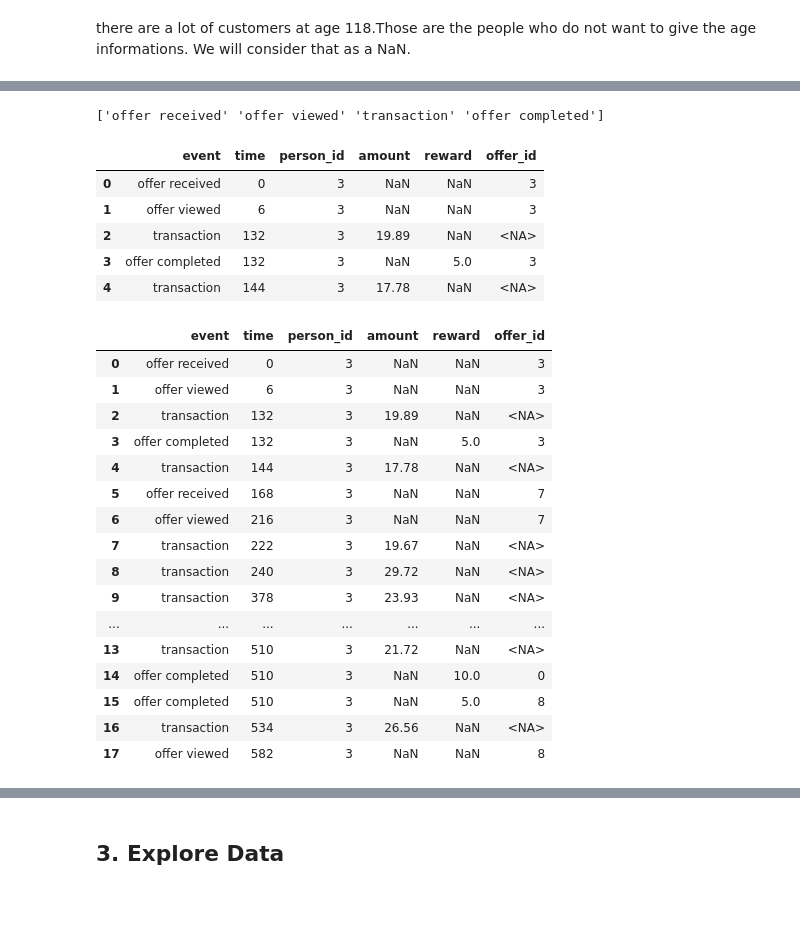
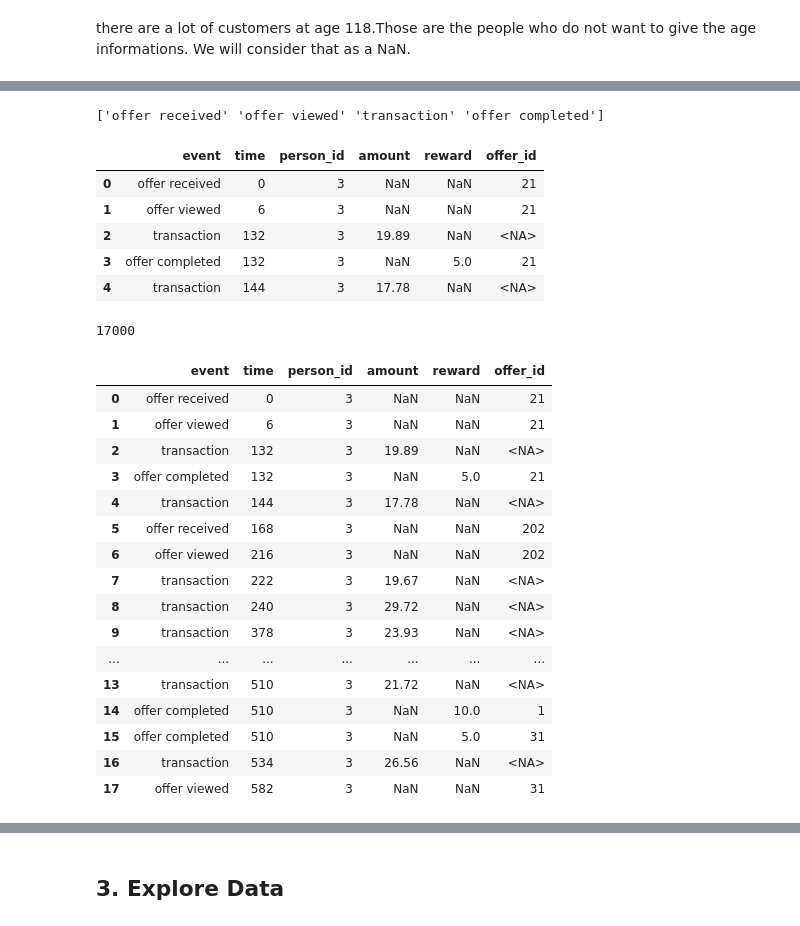
Before and after one commit to venson/starbucks, a Jupyter notebook: Starbucks_Capstone_notebook.ipynb, the cells around one changed output, grey strips where cells are left out. Saved outputs shown, nothing was run; the diff lists cells and outputs as text; code cells hidden in the pictures.

```diff
--- a/Starbucks_Capstone_notebook.ipynb
+++ b/Starbucks_Capstone_notebook.ipynb
@@ -170,7 +158,0 @@ memory usage: 664.2+ KB
-# %%
-portfolio_id = portfolio['id'].unique()
-offer_id = np.arange(len(portfolio_id))
-offer_id_map = pd.DataFrame(
-    {'portfolio_id': portfolio_id,
-     'offer_id': offer_id
-    })
@@ -180,0 +173,6 @@ dtype('int64')
+# %%
+map_dict = {'offer_id': [1, 11,201,21,101,111,121,202,31,131]}
+offer_id_map = pd.DataFrame(map_dict)
+offer_id_map = offer_id_map.merge(portfolio.loc[:,'id'], left_index = True, right_index = True)
+offer_id_map.rename(columns = {'id':'portfolio_id'}, inplace = True)
+offer_id_map
@@ -198,11 +208,10 @@ def clean_portfolio(portfolio = portfolio, offer_id_map = offer_id_map):
 
     # change id according to offer_id_map
 
-    port_clean['offer_id'] = port_clean['id'].apply(lambda x:
-                            int(offer_id_map[offer_id_map['portfolio_id'] == x]['offer_id'].values))
+    port_clean = port_clean.merge(offer_id_map, left_on= 'id', right_on = 'portfolio_id')
 
 
-    port_clean.drop(['channels','id'], axis = 1, inplace = True)
+    port_clean.drop(['channels','id', 'portfolio_id'], axis = 1, inplace = True)
     return port_clean
 
 clean_portfolio()
@@ -229,7 +246,7 @@ transcript['person'].nunique()
 # %%
 portfolio_clean = clean_portfolio()
 # %%
-def clean_transcript(transcript = transcript, portfolio = clean_portfolio, offer_id_map = offer_id_map, user_id_map = user_id_map):
+def clean_transcript(transcript = transcript, portfolio = portfolio_clean, offer_id_map = offer_id_map, user_id_map = user_id_map):
     """
     clean the transcript data, use person_id, offer_id instead of hash number.
 
@@ -242,55 +259,59 @@ def clean_transcript(transcript = transcript, portfolio = clean_portfolio, offer
 
 
     """
 
     # simplify person to person_id
     transcript_clean = transcript.copy()
 
     transcript_clean = transcript_clean.merge(user_id_map, on = 'person')
     print(transcript_clean.event.unique())
     #
 
     transcript_clean['portfolio_id'] = transcript_clean['value'].apply(
         lambda x : x.get('offer_id', np.nan) if (x.get('offer id', np.nan) is np.nan) else x.get('offer id', np.nan)
     )
 
 
     transcript_clean['amount'] = transcript_clean['value'].apply(lambda x :x.get('amount', np.nan))
 
     transcript_clean['reward'] = transcript_clean['value'].apply(lambda x :x.get('reward', np.nan))
     transcript_clean = transcript_clean.merge(offer_id_map,how = 'left', on = 'portfolio_id')
     transcript_clean['offer_id'] = transcript_clean['offer_id'].astype('Int64')
     transcript_clean.drop(['person','value', 'portfolio_id'], axis = 1, inplace = True)
 
     return transcript_clean
 
 clean_trans = clean_transcript()
 clean_trans.head()
 # %% [output]
 ['offer received' 'offer viewed' 'transaction' 'offer completed']
 |  | event | time | person_id | amount | reward | offer_id |
-| 0 | offer received | 0 | 3 | NaN | NaN | 3 |
-| 1 | offer viewed | 6 | 3 | NaN | NaN | 3 |
+| 0 | offer received | 0 | 3 | NaN | NaN | 21 |
+| 1 | offer viewed | 6 | 3 | NaN | NaN | 21 |
 | 2 | transaction | 132 | 3 | 19.89 | NaN | <NA> |
-| 3 | offer completed | 132 | 3 | NaN | 5.0 | 3 |
+| 3 | offer completed | 132 | 3 | NaN | 5.0 | 21 |
 | 4 | transaction | 144 | 3 | 17.78 | NaN | <NA> |
+# %%
+clean_trans['person_id'].nunique()
+# %% [output]
+17000
 # %%
 clean_trans[clean_trans['person_id'] == 3]
 # %% [output]
 |  | event | time | person_id | amount | reward | offer_id |
-| 0 | offer received | 0 | 3 | NaN | NaN | 3 |
-| 1 | offer viewed | 6 | 3 | NaN | NaN | 3 |
+| 0 | offer received | 0 | 3 | NaN | NaN | 21 |
+| 1 | offer viewed | 6 | 3 | NaN | NaN | 21 |
 | 2 | transaction | 132 | 3 | 19.89 | NaN | <NA> |
-| 3 | offer completed | 132 | 3 | NaN | 5.0 | 3 |
+| 3 | offer completed | 132 | 3 | NaN | 5.0 | 21 |
 | 4 | transaction | 144 | 3 | 17.78 | NaN | <NA> |
-| 5 | offer received | 168 | 3 | NaN | NaN | 7 |
-| 6 | offer viewed | 216 | 3 | NaN | NaN | 7 |
+| 5 | offer received | 168 | 3 | NaN | NaN | 202 |
+| 6 | offer viewed | 216 | 3 | NaN | NaN | 202 |
 | 7 | transaction | 222 | 3 | 19.67 | NaN | <NA> |
 | 8 | transaction | 240 | 3 | 29.72 | NaN | <NA> |
 | 9 | transaction | 378 | 3 | 23.93 | NaN | <NA> |
 | ... | ... | ... | ... | ... | ... | ... |
 | 13 | transaction | 510 | 3 | 21.72 | NaN | <NA> |
-| 14 | offer completed | 510 | 3 | NaN | 10.0 | 0 |
-| 15 | offer completed | 510 | 3 | NaN | 5.0 | 8 |
+| 14 | offer completed | 510 | 3 | NaN | 10.0 | 1 |
+| 15 | offer completed | 510 | 3 | NaN | 5.0 | 31 |
 | 16 | transaction | 534 | 3 | 26.56 | NaN | <NA> |
-| 17 | offer viewed | 582 | 3 | NaN | NaN | 8 |
+| 17 | offer viewed | 582 | 3 | NaN | NaN | 31 |
```
Also changed, not shown: parts of 79 cells of this notebook.
